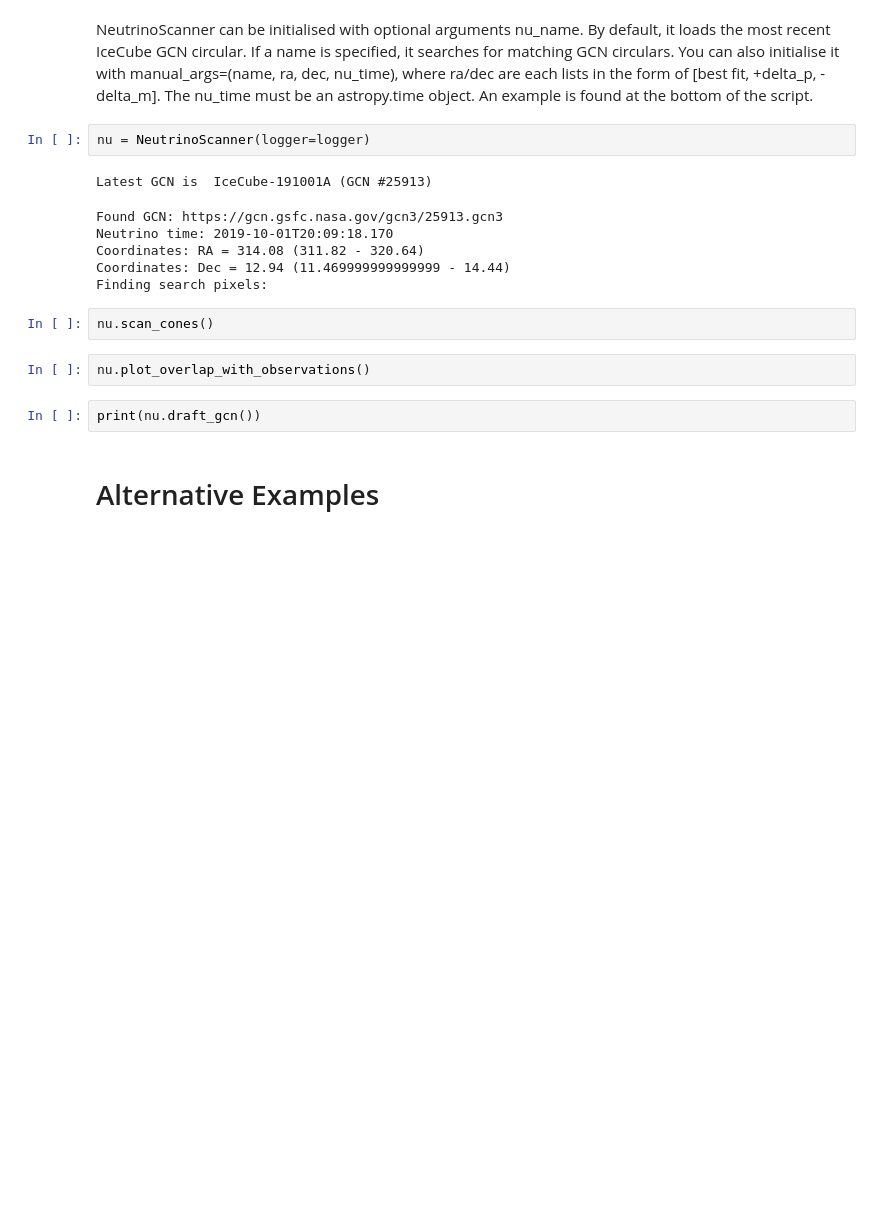
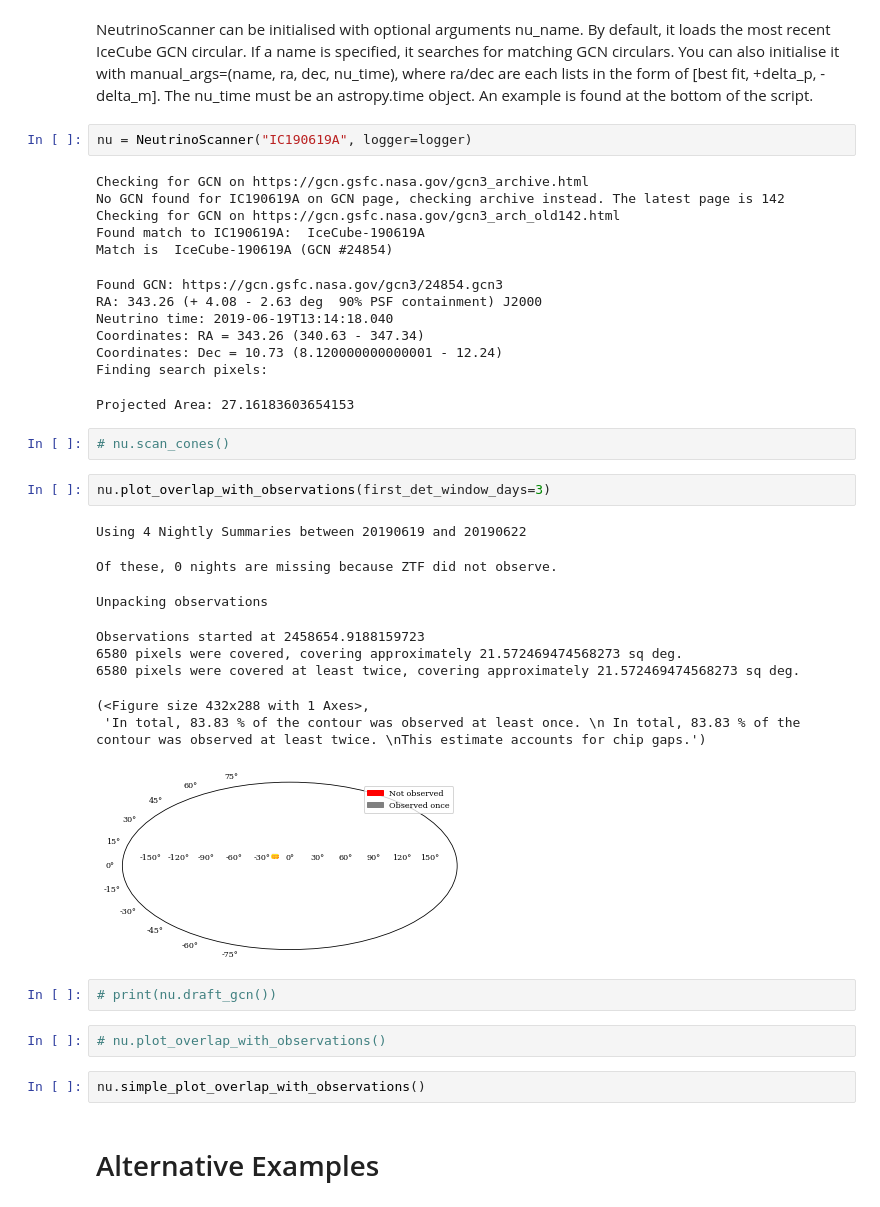
Before and after one commit to desy-multimessenger/nuztf, a Jupyter notebook: Neutrino_GCN_parser.ipynb, the cells around one changed output. Saved outputs shown, nothing was run; the diff lists cells and outputs as text; blank space fills up the shorter version.

```diff
--- a/Neutrino_GCN_parser.ipynb
+++ b/Neutrino_GCN_parser.ipynb
@@ -7,20 +7,40 @@ logger.setLevel(logging.ERROR)
 # %% [markdown]
 NeutrinoScanner can be initialised with optional arguments nu_name. By default, it loads the most recent IceCube GCN circular. If a name is specified, it searches for matching GCN circulars. You can also initialise it with manual_args=(name, ra, dec, nu_time), where ra/dec are each lists in the form of [best fit, +delta_p, -delta_m]. The nu_time must be an astropy.time object. An example is found at the bottom of the script.
 # %%
-nu = NeutrinoScanner(logger=logger)
+nu = NeutrinoScanner("IC190619A", logger=logger)
 # %% [output]
-Latest GCN is  IceCube-191001A (GCN #25913)
+Checking for GCN on https://gcn.gsfc.nasa.gov/gcn3_archive.html
+No GCN found for IC190619A on GCN page, checking archive instead. The latest page is 142
+Checking for GCN on https://gcn.gsfc.nasa.gov/gcn3_arch_old142.html
+Found match to IC190619A:  IceCube-190619A
+Match is  IceCube-190619A (GCN #24854)
-Found GCN: https://gcn.gsfc.nasa.gov/gcn3/25913.gcn3
-Neutrino time: 2019-10-01T20:09:18.170
-Coordinates: RA = 314.08 (311.82 - 320.64)
-Coordinates: Dec = 12.94 (11.469999999999999 - 14.44)
+Found GCN: https://gcn.gsfc.nasa.gov/gcn3/24854.gcn3
+RA: 343.26 (+ 4.08 - 2.63 deg  90% PSF containment) J2000
+Neutrino time: 2019-06-19T13:14:18.040
+Coordinates: RA = 343.26 (340.63 - 347.34)
+Coordinates: Dec = 10.73 (8.120000000000001 - 12.24)
 Finding search pixels:
+Projected Area: 27.16183603654153
+# %%
+# nu.scan_cones()
+# %%
+nu.plot_overlap_with_observations(first_det_window_days=3)
+# %% [output]
+Using 4 Nightly Summaries between 20190619 and 20190622
+Of these, 0 nights are missing because ZTF did not observe.
+Unpacking observations
+Observations started at 2458654.9188159723
+6580 pixels were covered, covering approximately 21.572469474568273 sq deg.
+6580 pixels were covered at least twice, covering approximately 21.572469474568273 sq deg.
+(<Figure size 432x288 with 1 Axes>,
+ 'In total, 83.83 % of the contour was observed at least once. \n In total, 83.83 % of the contour was observed at least twice. \nThis estimate accounts for chip gaps.')
+[figure, added]
+# %%
+# print(nu.draft_gcn())
+# %%
+# nu.plot_overlap_with_observations()
 # %%
-nu.scan_cones()
+nu.simple_plot_overlap_with_observations()
-# %%
-nu.plot_overlap_with_observations()
-# %%
-print(nu.draft_gcn())
 # %% [markdown]
 # Alternative Examples
 # %% [markdown]
```
Also changed, not shown: parts of 1 cell of this notebook, 7 other files.
